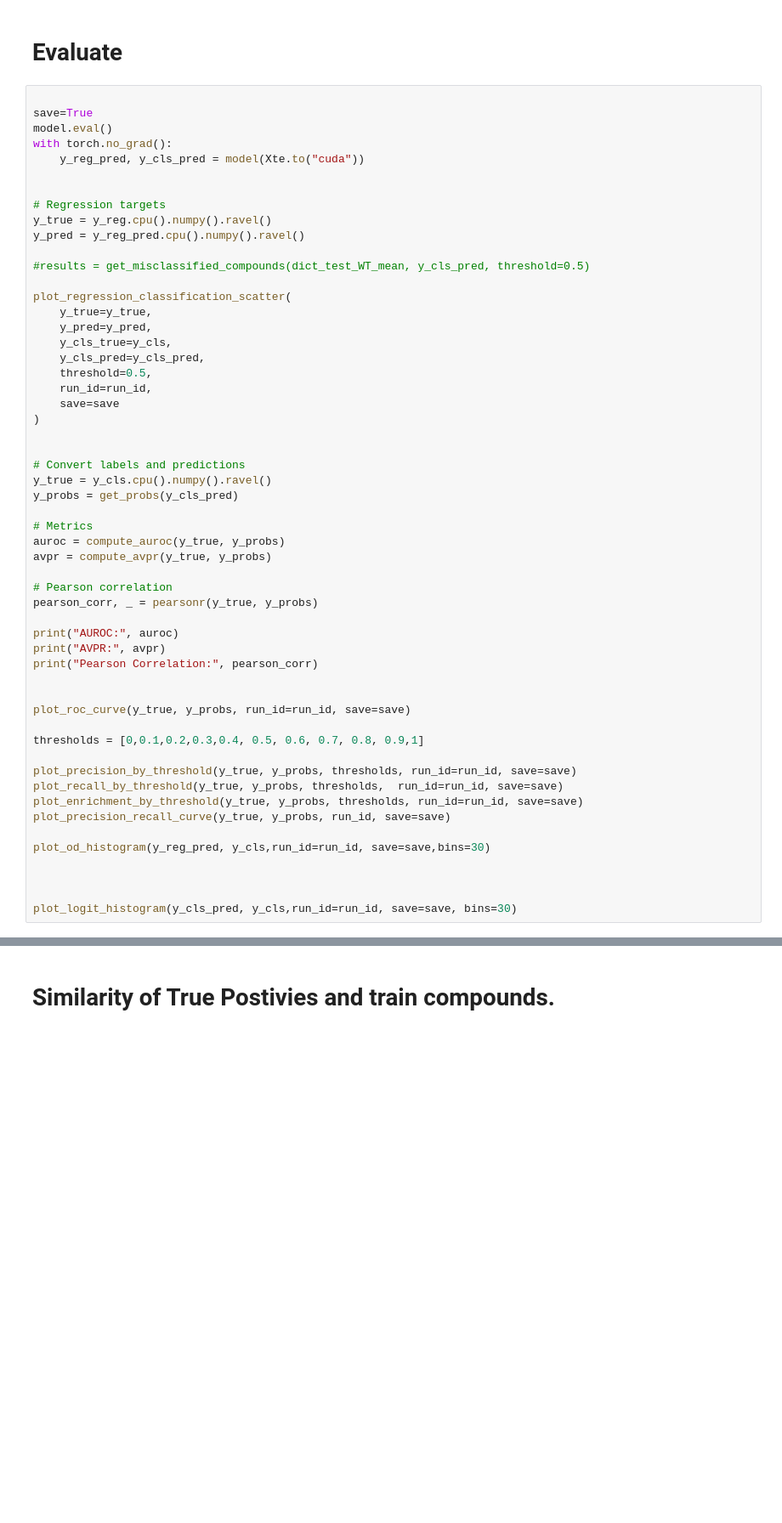
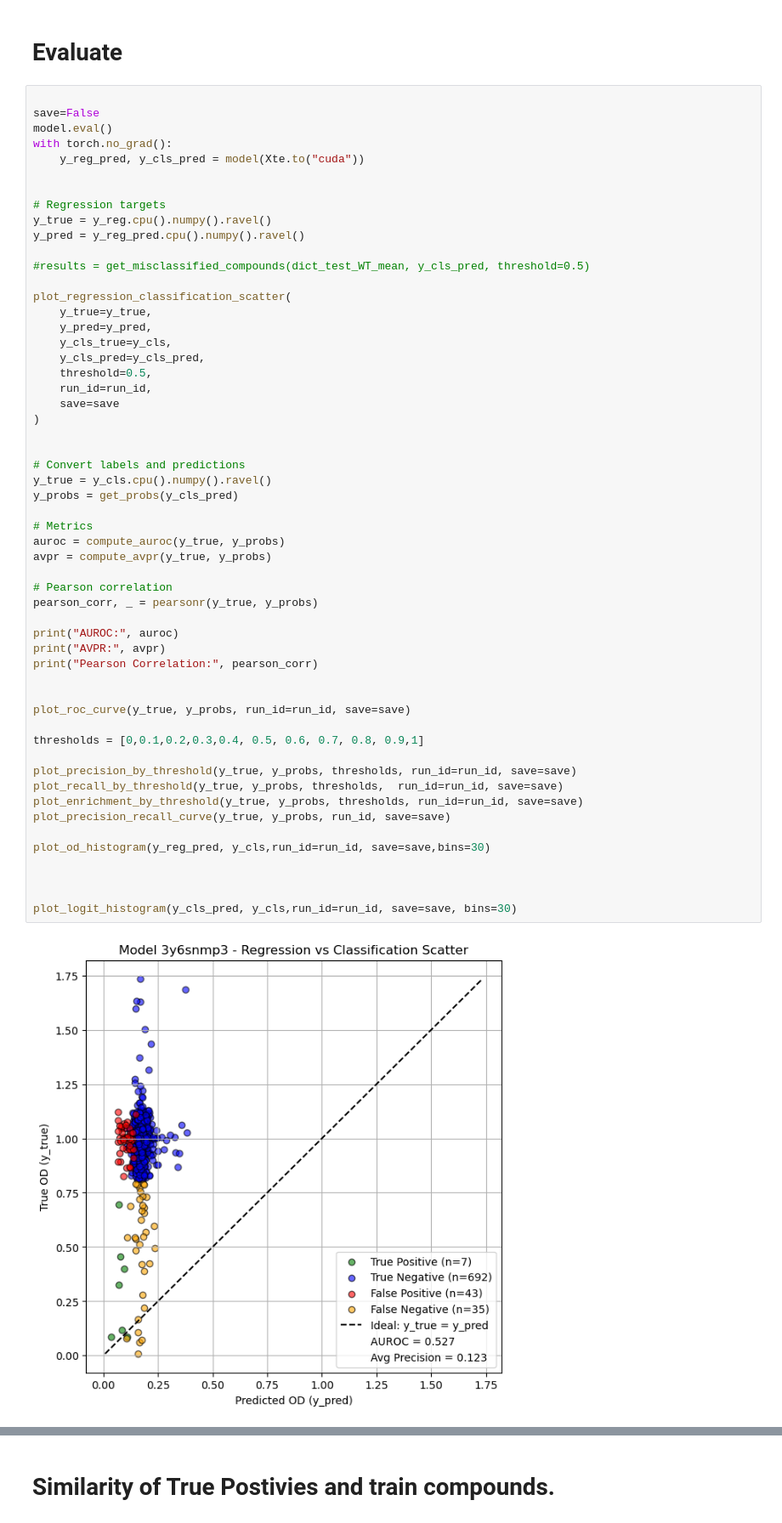
Before and after one commit to ethankreuzer/GrowthNet, a Jupyter notebook: sweeps/evaluate_model.ipynb, the cells around one changed output, grey strips where cells are left out. Shown at 85% size. Drawn from its saved outputs; the diff is of its cells as text; blank space fills up the shorter version.

```diff
--- a/sweeps/evaluate_model.ipynb
+++ b/sweeps/evaluate_model.ipynb
@@ -1240,7 +1246,7 @@ plot_all_predicted_concentration_curves(
 # Evaluate
 # %%
 
-save=True
+save=False
 model.eval()
 with torch.no_grad():
     y_reg_pred, y_cls_pred = model(Xte.to("cuda"))
@@ -1267,30 +1273,31 @@ plot_regression_classification_scatter(
 y_true = y_cls.cpu().numpy().ravel()
 y_probs = get_probs(y_cls_pred)
 
 # Metrics
 auroc = compute_auroc(y_true, y_probs)
 avpr = compute_avpr(y_true, y_probs)
 
 # Pearson correlation
 pearson_corr, _ = pearsonr(y_true, y_probs)
 
 print("AUROC:", auroc)
 print("AVPR:", avpr)
 print("Pearson Correlation:", pearson_corr)
 
 
 plot_roc_curve(y_true, y_probs, run_id=run_id, save=save)
 
 thresholds = [0,0.1,0.2,0.3,0.4, 0.5, 0.6, 0.7, 0.8, 0.9,1]
 
 plot_precision_by_threshold(y_true, y_probs, thresholds, run_id=run_id, save=save)
 plot_recall_by_threshold(y_true, y_probs, thresholds,  run_id=run_id, save=save)
 plot_enrichment_by_threshold(y_true, y_probs, thresholds, run_id=run_id, save=save)
 plot_precision_recall_curve(y_true, y_probs, run_id, save=save)
 
 plot_od_histogram(y_reg_pred, y_cls,run_id=run_id, save=save,bins=30)
 
 
 
 plot_logit_histogram(y_cls_pred, y_cls,run_id=run_id, save=save, bins=30)
 # %% [output]
+[figure, added]
```
Also changed, not shown: parts of 5 cells of this notebook, 1 other file.
